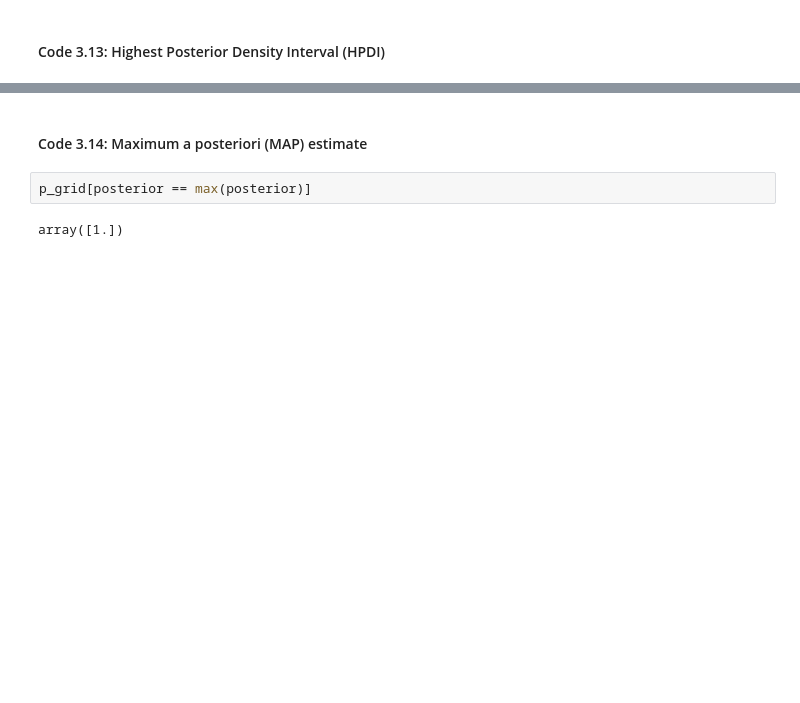
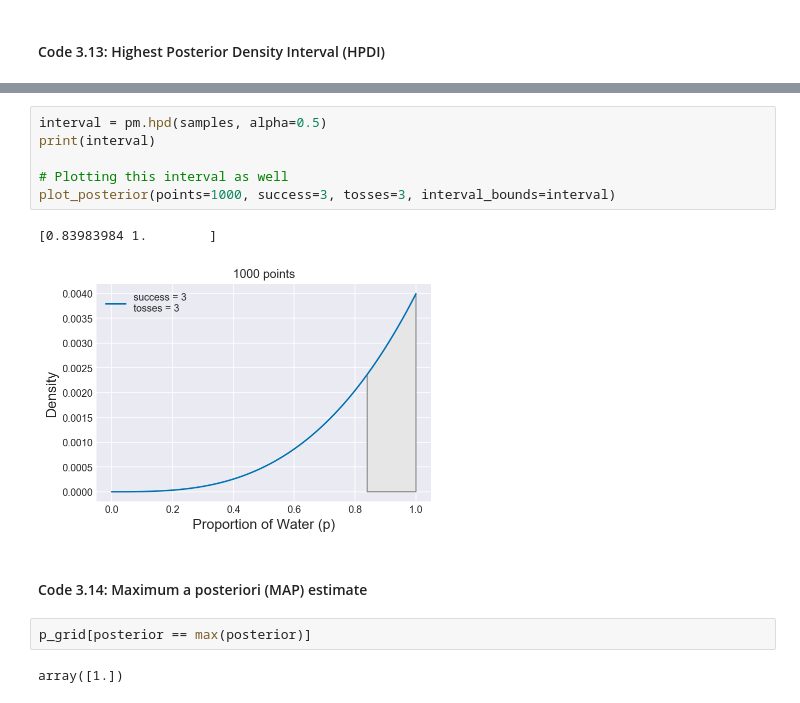
Before and after one commit to jshapiro314/resources, a Jupyter notebook: Rethinking/Chp_03.ipynb, the cells around one changed output, grey strips where cells are left out. Cells and saved outputs as stored; diff of their text form; blank space fills up the shorter version.

```diff
--- a/Rethinking/Chp_03.ipynb
+++ b/Rethinking/Chp_03.ipynb
@@ -146,3 +168,12 @@ array([0.84184184, 1.        ])
+# %%
+interval = pm.hpd(samples, alpha=0.5)
+print(interval)
+
+# Plotting this interval as well
+plot_posterior(points=1000, success=3, tosses=3, interval_bounds=interval)
+# %% [output]
+[0.83983984 1.        ]
+[figure, added]
 # %% [markdown]
 #### Code 3.14: Maximum a posteriori (MAP) estimate
 # %%
```
Also changed, not shown: parts of 55 cells of this notebook.
